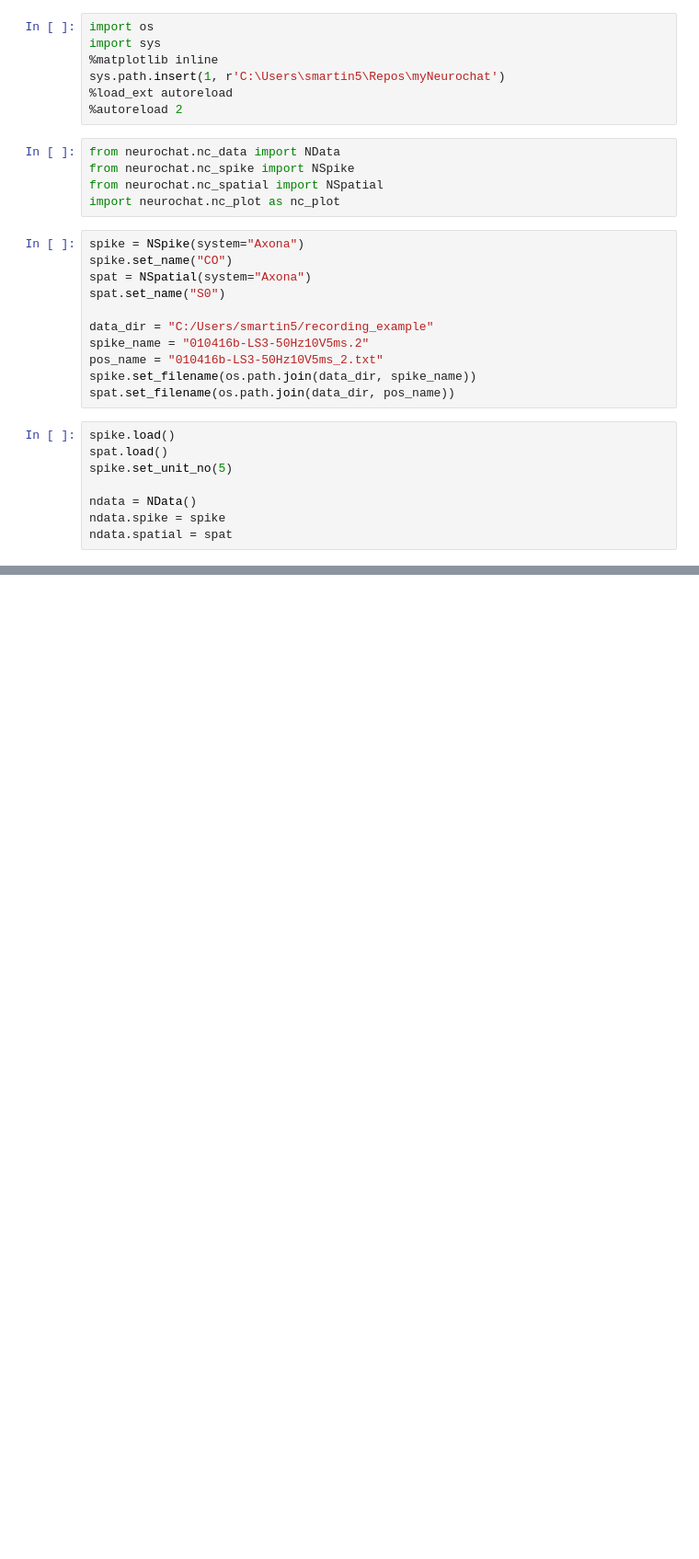
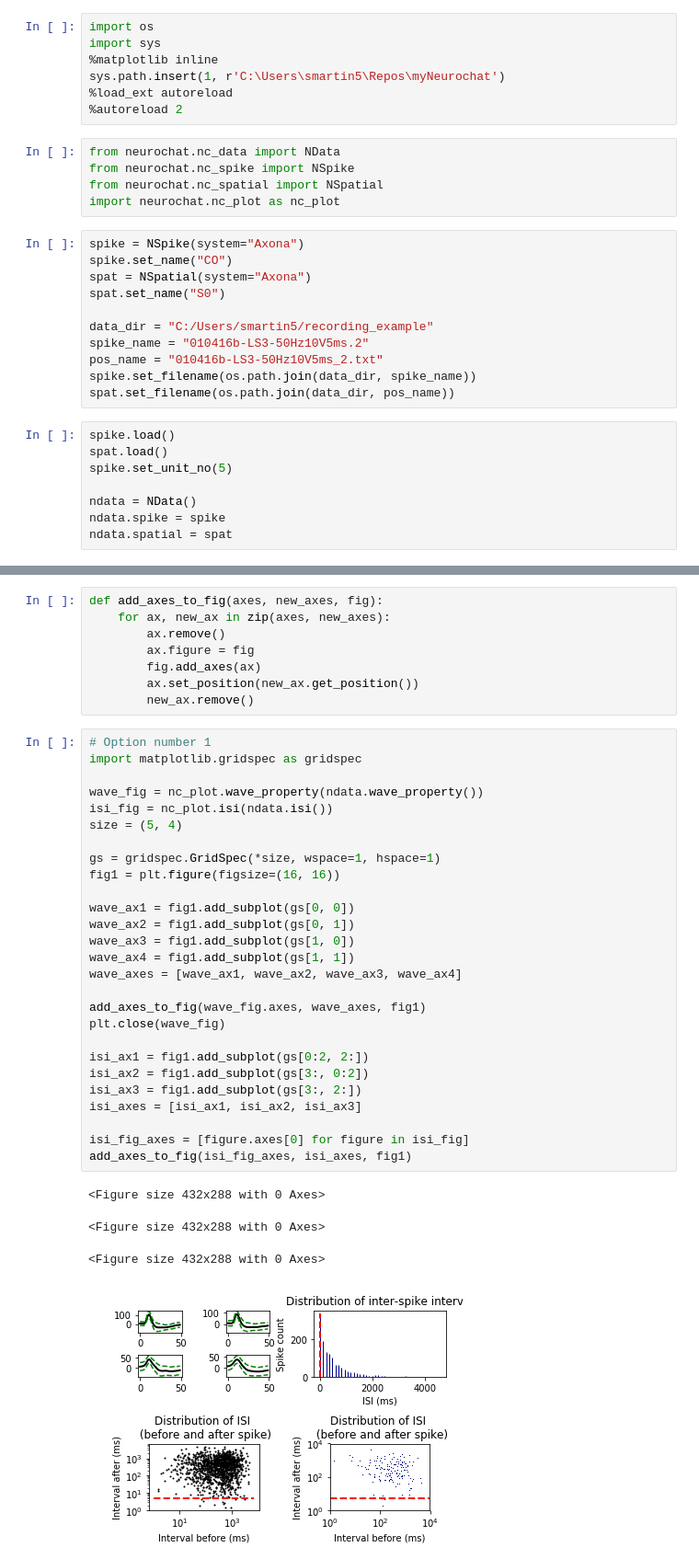
Before and after one commit to shanemomara/omaraneurolab, a Jupyter notebook: notebooks/PlaceCellGrid.ipynb, the cells around one changed output, grey strips where cells are left out. Shown at 92% size. Saved outputs shown, nothing was run; the diff lists cells and outputs as text; blank space fills up the shorter version.

```diff
--- a/notebooks/PlaceCellGrid.ipynb
+++ b/notebooks/PlaceCellGrid.ipynb
@@ -50,0 +68,40 @@ print(ndata._results)
+# %%
+def add_axes_to_fig(axes, new_axes, fig):
+    for ax, new_ax in zip(axes, new_axes):
+        ax.remove()
+        ax.figure = fig
+        fig.add_axes(ax)
+        ax.set_position(new_ax.get_position())
+        new_ax.remove()
+# %%
+# Option number 1
+import matplotlib.gridspec as gridspec
+
+wave_fig = nc_plot.wave_property(ndata.wave_property())
+isi_fig = nc_plot.isi(ndata.isi())
+size = (5, 4)
+
+gs = gridspec.GridSpec(*size, wspace=1, hspace=1)
+fig1 = plt.figure(figsize=(16, 16))
+
+wave_ax1 = fig1.add_subplot(gs[0, 0])
+wave_ax2 = fig1.add_subplot(gs[0, 1])
+wave_ax3 = fig1.add_subplot(gs[1, 0])
+wave_ax4 = fig1.add_subplot(gs[1, 1])
+wave_axes = [wave_ax1, wave_ax2, wave_ax3, wave_ax4]
+
+add_axes_to_fig(wave_fig.axes, wave_axes, fig1)
+plt.close(wave_fig)
+
+isi_ax1 = fig1.add_subplot(gs[0:2, 2:])
+isi_ax2 = fig1.add_subplot(gs[3:, 0:2])
+isi_ax3 = fig1.add_subplot(gs[3:, 2:])
+isi_axes = [isi_ax1, isi_ax2, isi_ax3]
+
+isi_fig_axes = [figure.axes[0] for figure in isi_fig]
+add_axes_to_fig(isi_fig_axes, isi_axes, fig1)
+# %% [output]
+<Figure size 432x288 with 0 Axes>
+<Figure size 432x288 with 0 Axes>
+<Figure size 432x288 with 0 Axes>
+[figure, added]
```
Also changed, not shown: parts of 5 cells of this notebook.
